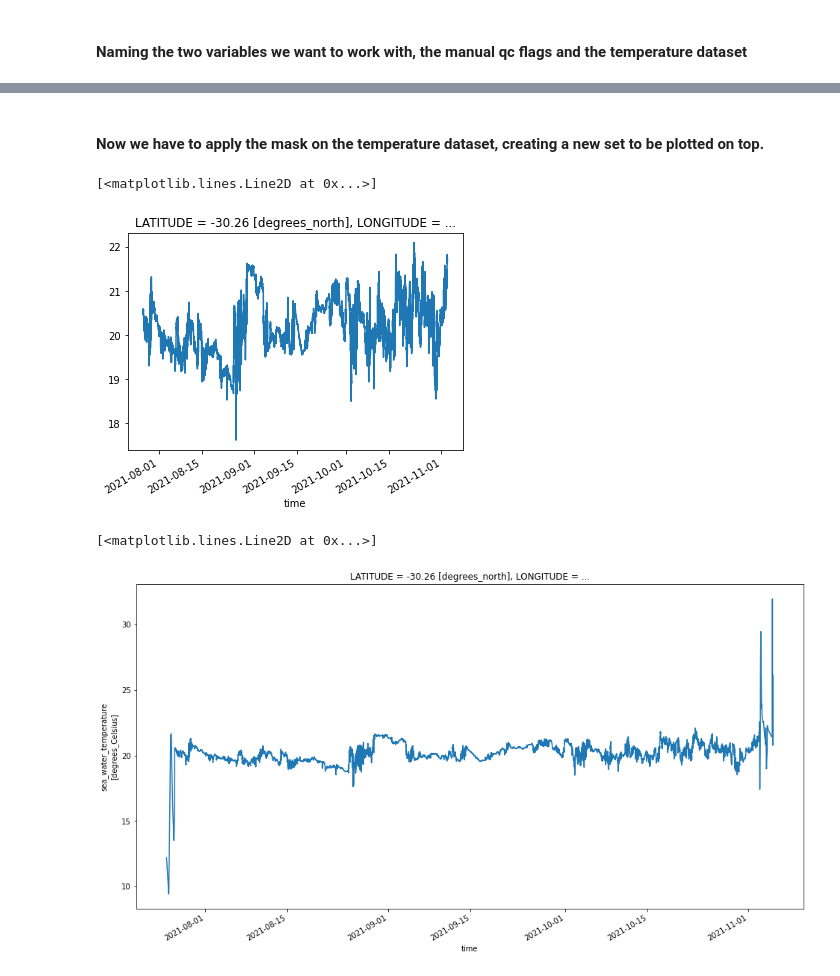
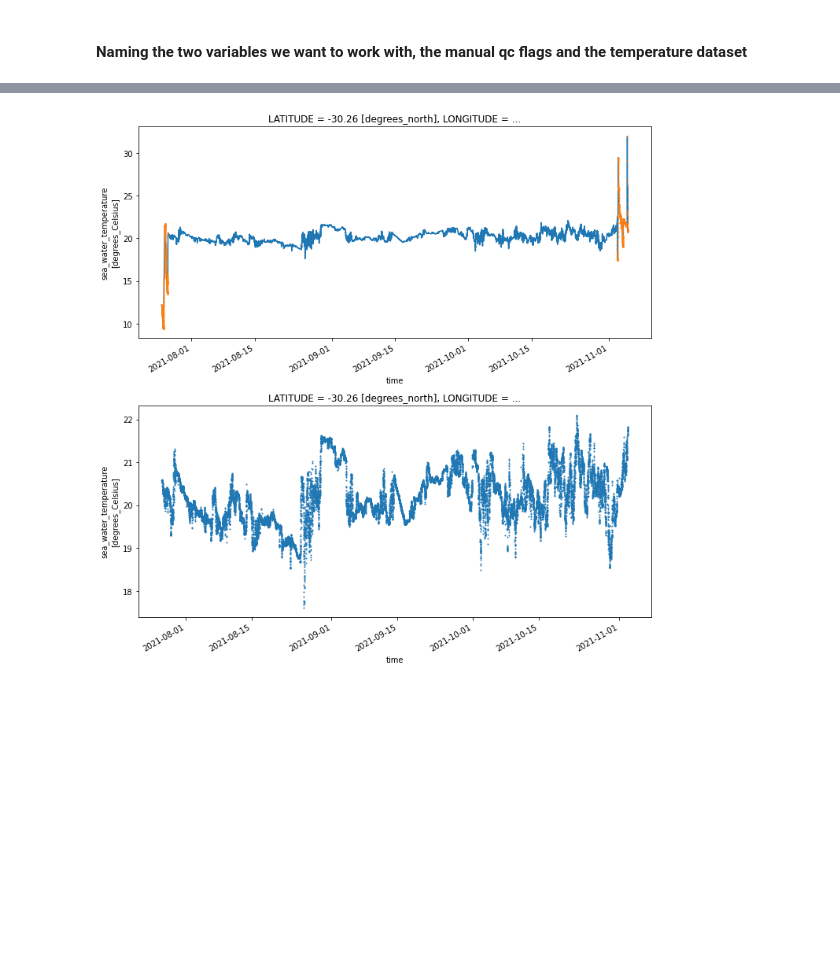
Before and after one commit to oceanhackweek/ohw22-proj-plot_this_and_that, a Jupyter notebook: notebooks/Downloading_one_file_threads.ipynb, the cells around one changed output, grey strips where cells are left out. Cells and saved outputs as stored; diff of their text form; code cells hidden in the pictures; blank space fills up the shorter version.

Commit message:
plot read for one file example

```diff
--- a/notebooks/Downloading_one_file_threads.ipynb
+++ b/notebooks/Downloading_one_file_threads.ipynb
@@ -54,2 +46,0 @@ temp_mask.plot()
-# %% [markdown]
-#### Now we have to apply the mask on the temperature dataset, creating a new set to be plotted on top.
@@ -58,11 +47,11 @@ temp_off= temp*temp_mask
-# %%
-temp_off.plot()
-# %% [output]
-[<matplotlib.lines.Line2D at 0x...>]
-[figure, removed]
 # %%
-nc.TEMP.plot(hue='DEPTH', add_legend=True, figsize=(16,8))
-temp_off.plot()
+plt.rcParams["figure.figsize"] = [10, 10]
+fg,(ax1,ax2) = plt.subplots(nrows=2,ncols=1)#,sharex=True)
+a=nc.TEMP.plot(ax=ax1,hue='DEPTH', add_legend=True)
+b=temp[np.where(temp_flags!=1)].plot(ax=ax1,marker='.',linestyle='none',markersize=2)
+
+c=temp[np.where(temp_flags==1)].plot(ax=ax2,marker='.',linestyle='none',markersize=2)
+
+plt.tight_layout()
 # %% [output]
-[<matplotlib.lines.Line2D at 0x...>]
-[figure, old version]
+[figure, new version]
```
Also changed, not shown: parts of 5 cells of this notebook.
